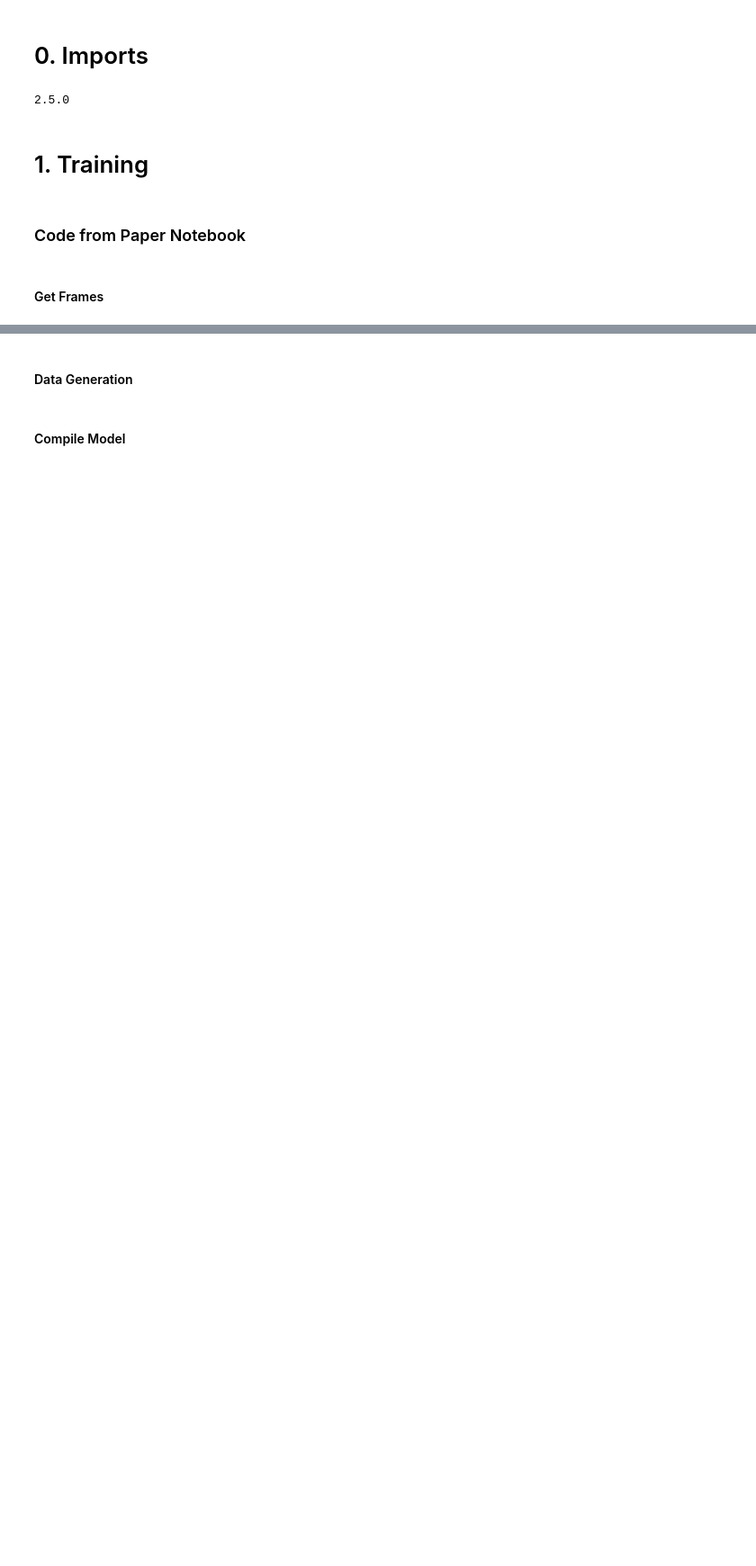
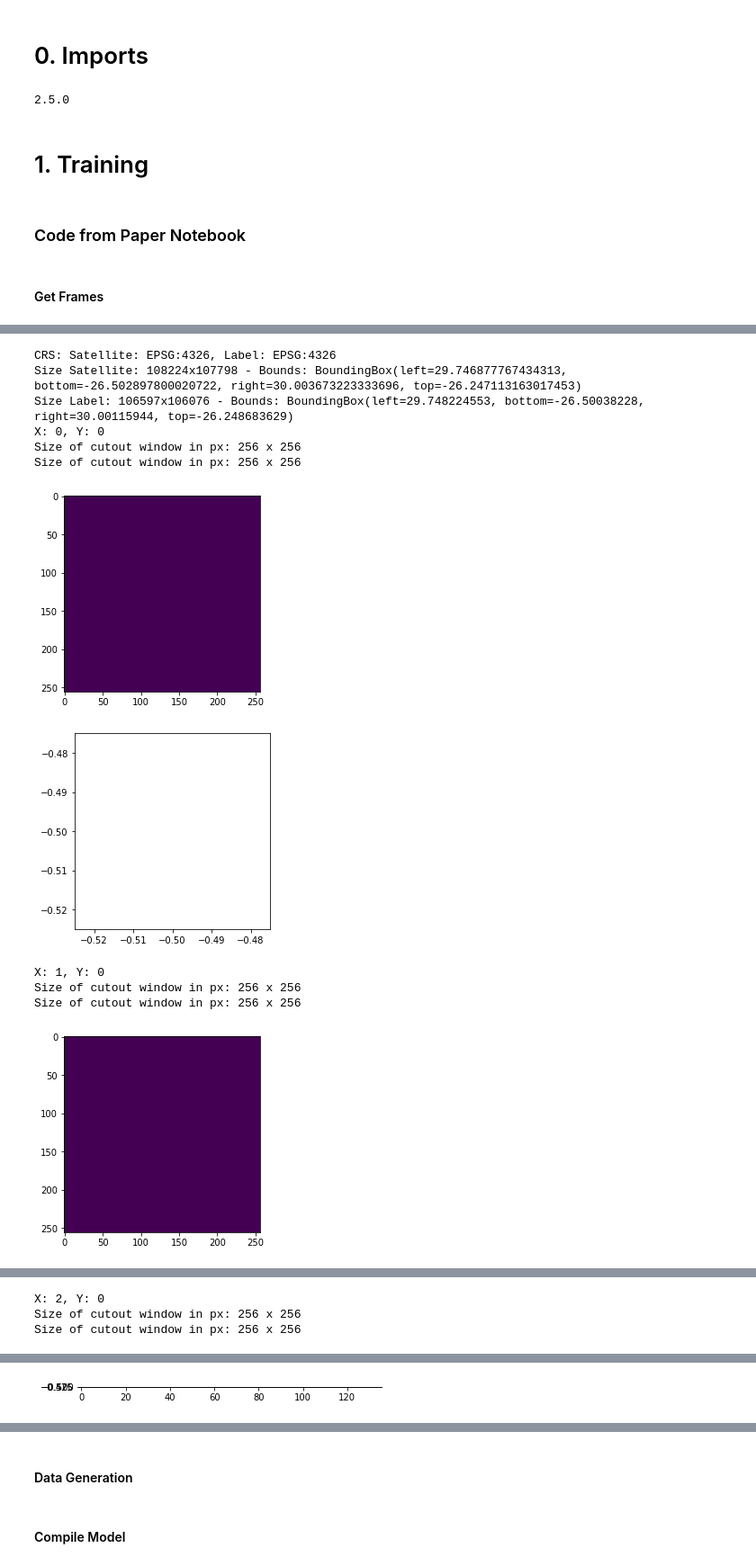
Before and after one commit to lgiesen/DL-Semantic-Segmentation-of-Tree-Stock-in-South-Africa-Using-Satellite-Images, a Jupyter notebook: 3_train_eval_pred.ipynb, the cells around one changed output, grey strips where cells are left out. Shown at 90% size. Saved outputs shown, nothing was run; the diff lists cells and outputs as text; code cells hidden in the pictures; blank space fills up the shorter version.

```diff
--- a/3_train_eval_pred.ipynb
+++ b/3_train_eval_pred.ipynb
@@ -158,12 +171,20 @@ def load_cutout(satellite, label):
     # file =  rasterio.open(complete_filepath)
     filepath_satellite, filepath_label = path_satellite + satellite, path_labels + label
     # check if filepath exists
-    if not os.path.isfile(filepath_satellite) or not os.path.isfile(filepath_label):
-        print(f"{bcolors.FAIL}1 Failure: File(s) do(es) not exist: {complete_filepath}{bcolors.ENDC}")
+    if not os.path.isfile(filepath_satellite):
+        print(f"{bcolors.FAIL}1 Failure: File(s) do(es) not exist: {filepath_satellite}{bcolors.ENDC}")
+        return
+    elif not os.path.isfile(filepath_label):
+        print(f"{bcolors.FAIL}1 Failure: File(s) do(es) not exist: {filepath_label}{bcolors.ENDC}")
         return
 
     src_label = rasterio.open(filepath_label)
     src_satellite = rasterio.open(filepath_satellite)
+
+    print("CRS: Satellite: {}, Label: {}".format(src_satellite.crs, src_label.crs))
+    print("Size Satellite: {}x{} - Bounds: {}".format(src_satellite.width, src_satellite.height, src_satellite.bounds))
+    print("Size Label: {}x{} - Bounds: {}".format(src_label.width, src_label.height, src_label.bounds))
+
 
     left, top = src_satellite.bounds[0], src_satellite.bounds[3]
     patch_size = config.patch_size[0]
@@ -173,8 +194,8 @@ def load_cutout(satellite, label):
     # print("max cutout:", x_cutout_max, y_cutout_max)
 
     # tmp testing
-    x_cutout_max = 5
-    y_cutout_max = 3
+    x_cutout_max = 3
+    y_cutout_max = 5
     # skip first row, because no data there
     # left, top, right, bottom = 29.748021463931796, -26.24839922837354, 29.74923634485858, -26.249614109300325
     # left, top = 29.761112169, -26.262076578039085
@@ -185,9 +206,11 @@ def load_cutout(satellite, label):
             right  = left + patch_size * xRes
             bottom = top  - patch_size * yRes
 
-            # print("({}, {}, {}, {})".format(left, top, right, bottom)) #Cutout Window:
-            print("Size of cutout window in px: {} x {}".format((right - left) / xRes, (top - bottom) / yRes))
-            cutout_satellite = src_satellite.read(1, window = from_bounds(left, bottom, right, top, src_satellite.transform))
+            print("X: {}, Y: {}".format(x_cutout, y_cutout))
+            # print("Cutout Window: ({}, {}, {}, {})".format(left, top, right, bottom))
+            print("Size of cutout window in px: {} x {}".format(round((right - left) / xRes), round((top - bottom) / yRes)))
+
+            cutout_satellite = src_satellite.read(2, window = from_bounds(left, bottom, right, top, src_satellite.transform))
             cutout_label = src_label.read(1, window = from_bounds(left, bottom, right, top, src_label.transform))
 
             show(cutout_satellite)
@@ -195,6 +218,9 @@ def load_cutout(satellite, label):
 
             satellite_cutouts.append(cutout_satellite)
             label_cutouts.append(cutout_label)
+
+            # reset windows
+            # cutout_satellite, cutout_label = None
 
             # adjust cutout window for next iteration (with 32 px overlap to cover trees on the edge)
             # adjust cutout window on the x-axis => move cutout window to the right - the overlap
@@ -241,0 +252,15 @@ Size of cutout window in px: 511.99999999955287 x 511.9999999995484
+# %%
+load_cutout("2629BD_2018.tif", "works.tif")
+# %% [output]
+CRS: Satellite: EPSG:4326, Label: EPSG:4326
+Size Satellite: 108224x107798 - Bounds: BoundingBox(left=29.746877767434313, bottom=-26.502897800020722, right=30.003673223333696, top=-26.247113163017453)
+Size Label: 106597x106076 - Bounds: BoundingBox(left=29.748224553, bottom=-26.50038228, right=30.00115944, top=-26.248683629)
+X: 0, Y: 0
+Size of cutout window in px: 256 x 256
+Size of cutout window in px: 256 x 256
+[figure, added]
+[figure, added]
+X: 1, Y: 0
+Size of cutout window in px: 256 x 256
+Size of cutout window in px: 256 x 256
+[figure, added]
@@ -241,0 +268,3 @@ Size of cutout window in px: 511.99999999955287 x 511.9999999995484
+X: 2, Y: 0
+Size of cutout window in px: 256 x 256
+Size of cutout window in px: 256 x 256
@@ -241,0 +272 @@ Size of cutout window in px: 511.99999999955287 x 511.9999999995484
+[figure, added]
```
Also changed, not shown: parts of 7 cells of this notebook, 2 other files.
